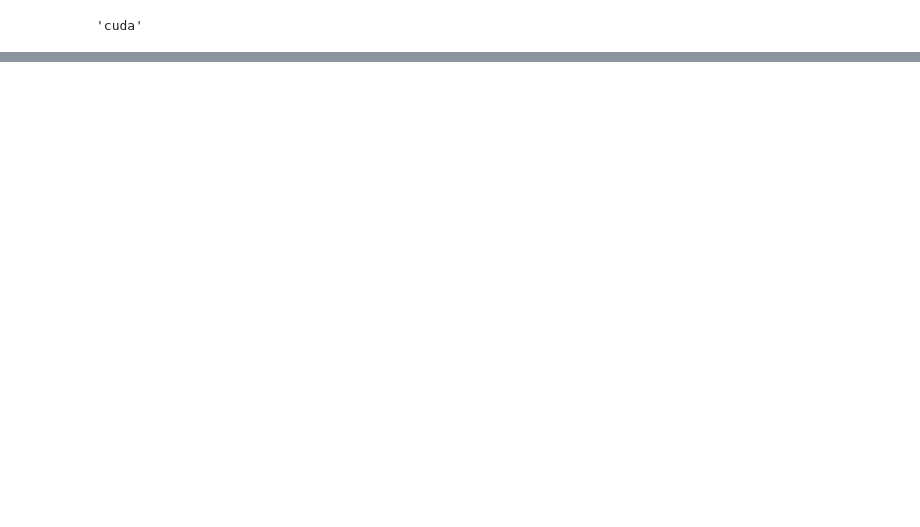
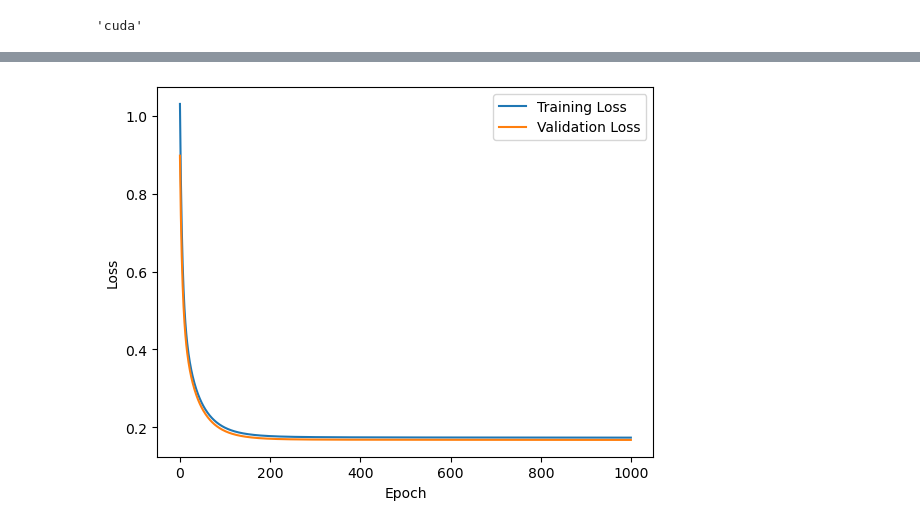
Before and after one commit to Dave-code-creater/AI, a Jupyter notebook: Life_Expactancy.ipynb, the cells around one changed output, grey strips where cells are left out. Saved outputs shown, nothing was run; the diff lists cells and outputs as text; code cells hidden in the pictures; blank space fills up the shorter version.

```diff
--- a/Life_Expactancy.ipynb
+++ b/Life_Expactancy.ipynb
@@ -32,0 +77,2 @@ KeyError: "['Life expectancy ', 'Status'] not found in axis"
+# %%
+df.dropna(inplace=True)
@@ -45,0 +147,35 @@ SyntaxError: incomplete input (214183014.py, line 3)
+# %%
+X_test_train = X_test_train.to(device)
+y_test_train = y_test_train.to(device)
+X_validation = X_validation.to(device)
+y_validation = y_validation.to(device)
+X_test_val = X_test_val.to(device)
+y_test_val = y_test_val.to(device)
+y_train = y_train.to(device)
+X_train = X_train.to(device)
+model = model.to(device)
+# %%
+epochs = 1000
+losses = []
+val_losses = []
+for i in range(epochs):
+    model.train()  # Set model to training mode
+    optimizer.zero_grad()  # Clear gradients
+
+    # Forward pass
+    y_pred = model(X_train)
+    loss = loss_fn(y_pred, y_train.view(-1, 1))  # Compute loss
+    loss.backward()  # Backpropagation
+    optimizer.step()  # Update weights
+
+    losses.append(loss.item())  # Append training loss
+
+    # Validation loss
+    model.eval()  # Set model to evaluation mode
+    with torch.no_grad():
+        y_pred_val = model(X_validation)
+        val_loss = loss_fn(y_pred_val, y_validation.view(-1, 1))
+        val_losses.append(val_loss.item())  # Append validation loss
+
+    if i % 100 == 0:
+        print(f"Epoch {i} -> Training Loss: {loss.item()}, Validation Loss: {val_loss.item()}")
@@ -45,0 +193,10 @@ SyntaxError: incomplete input (214183014.py, line 3)
+# %%
+# Plot loss curves
+plt.plot(losses, label='Training Loss')
+plt.plot(val_losses, label='Validation Loss')
+plt.xlabel('Epoch')
+plt.ylabel('Loss')
+plt.legend()
+plt.show()
+# %% [output]
+[figure, added]
```
Also changed, not shown: parts of 20 cells of this notebook, 10 other files.
